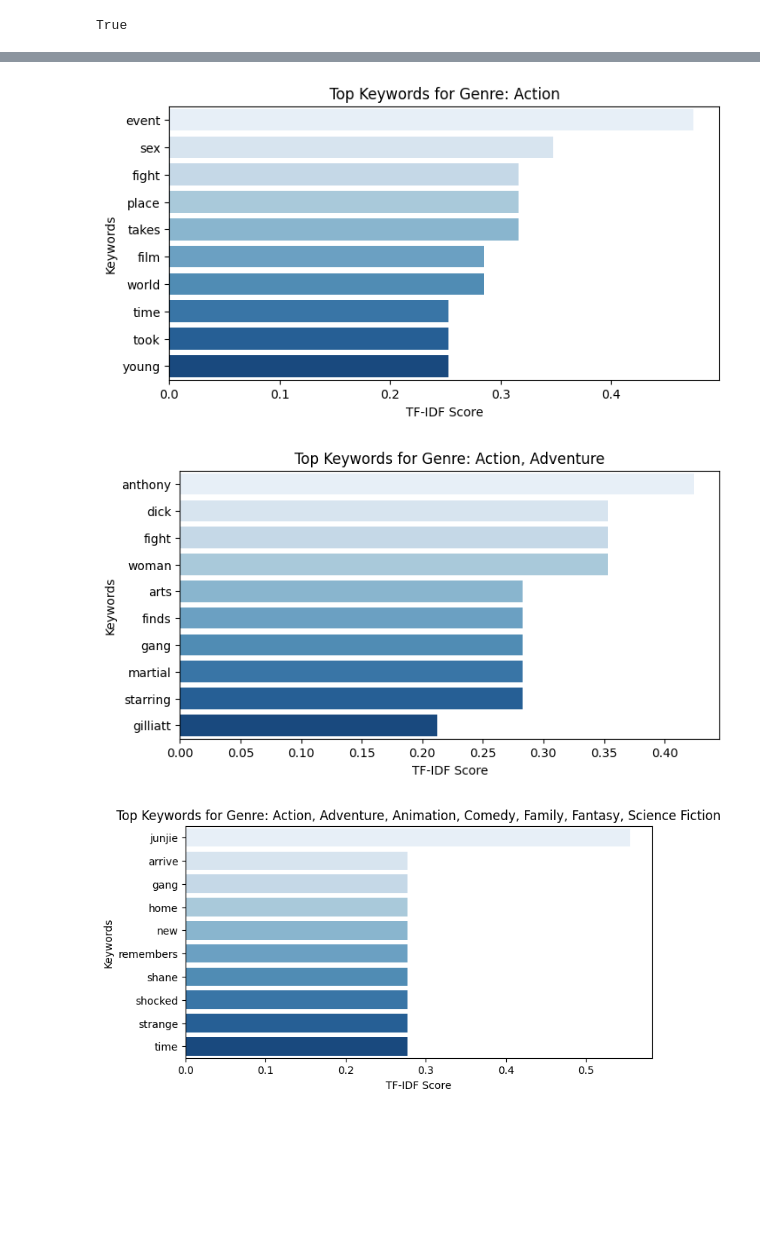
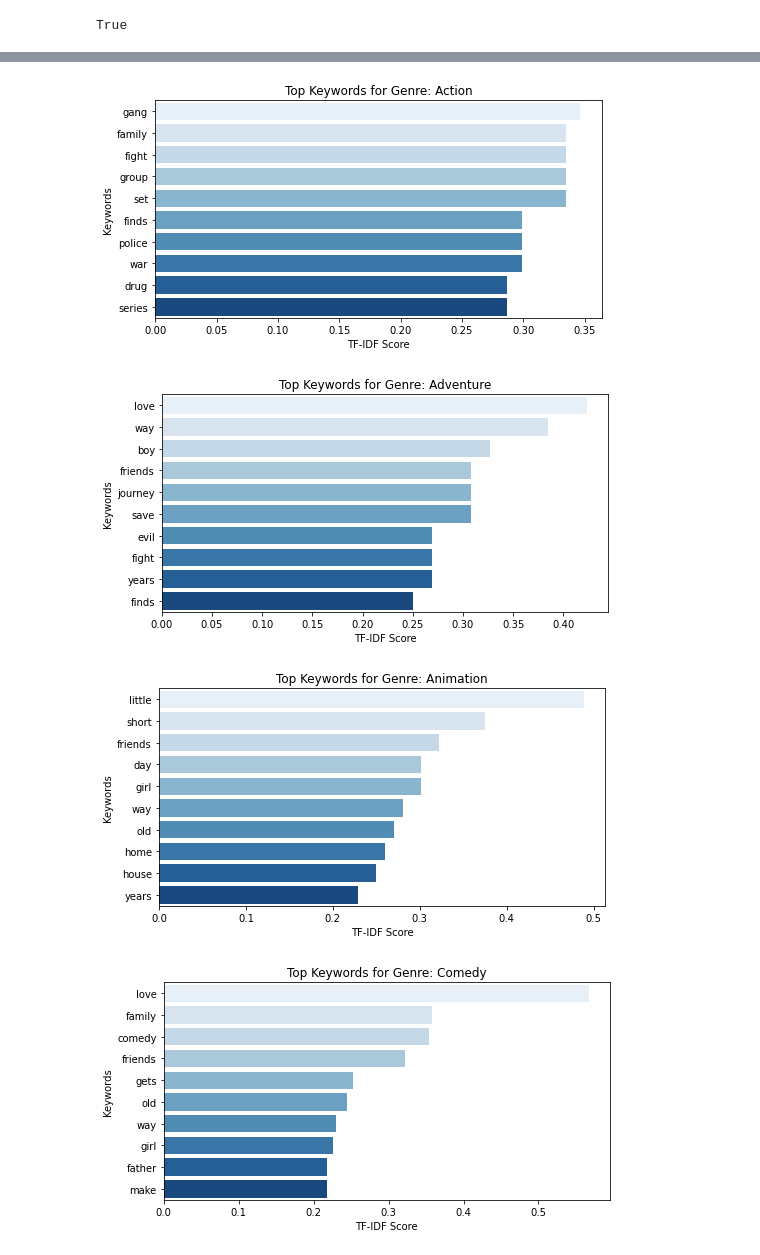
Before and after one commit to bcb2010/Movie-Prediction_System, a Jupyter notebook: task9.ipynb, the cells around one changed output, grey strips where cells are left out. Cells and saved outputs as stored; diff of their text form; code cells hidden in the pictures; blank space fills up the shorter version.

```diff
--- a/task9.ipynb
+++ b/task9.ipynb
@@ -33,11 +37,3 @@ df['overview'] = df['overview'].fillna('')
-# %%
-# Text preprocessing
-def preprocess_text(text):
-    stop_words = set(stopwords.words('english'))  # Stopwords
-    tokens = word_tokenize(text.lower())  # Tokenize and convert to lowercase
-    tokens = [word for word in tokens if word.isalnum()]  # Keep only alphanumeric words
-    tokens = [word for word in tokens if word not in stop_words]  # Remove stopwords
-    return " ".join(tokens)
 # %%
 # Randomly sample 1% of the data
 df = df.sample(frac=0.01, random_state=42)
@@ -46,0 +40,15 @@ df['processed_overview'] = df['overview'].apply(preprocess_text)
+# %%
+# Separate genres into multiple rows for proper grouping
+df['genres'] = df['genres'].fillna('').str.replace(' ', '')
+df = df.assign(genres=df['genres'].str.split(',')).explode('genres')
+df = df[df['genres'] != '']
+# %%
+# Text preprocessing
+def preprocess_text(text):
+    additional_stopwords = {'film', 'life', 'story', 'young', 'new', 'world', 'man', 'woman','animation','animated','time'}
+    stop_words = set(stopwords.words('english')).union(additional_stopwords)  # Stopwords
+    tokens = word_tokenize(text.lower())  # Tokenize and convert to lowercase
+    tokens = [word for word in tokens if word.isalnum()]  # Keep only alphanumeric words
+    tokens = [word for word in tokens if word not in stop_words]  # Remove stopwords
+    tokens = [word for word in tokens if len(word) > 2]  # Remove short words
+    return " ".join(tokens)
@@ -47,6 +58,6 @@ df['processed_overview'] = df['overview'].apply(preprocess_text)
 # %%
 # TF-IDF Vectorization
-vectorizer = TfidfVectorizer(max_features=20, stop_words='english')
+vectorizer = TfidfVectorizer(max_features=50, stop_words='english', max_df=0.5,  min_df=0.01)
 tfidf_matrix = vectorizer.fit_transform(df['processed_overview'])
 
 # Display top 20 TF-IDF features
@@ -80,36 +94,38 @@ plt.show()
 genre_keywords = df.groupby('genres')['processed_overview'].apply(
     lambda x: " ".join(x)
 ).reset_index()
 
-# Select top 3 genres
-top_genres = genre_keywords.head(3)
+# Select top 5 genres
+top_genres = genre_keywords.head(5)
 
 # TF-IDF Vectorizer
 vectorizer = TfidfVectorizer(max_features=10, stop_words='english')
 
 # Extract top keywords
 for _, row in top_genres.iterrows():
     genre = row['genres']
     overview_text = row['processed_overview']  # Combine overviews
 
     # Apply TF-IDF vectorization
     tfidf_matrix = vectorizer.fit_transform([overview_text])
     tfidf_features = vectorizer.get_feature_names_out()
     tfidf_scores = tfidf_matrix.toarray().flatten()
 
     tfidf_df = pd.DataFrame({
         'word': tfidf_features,
         'score': tfidf_scores
     }).sort_values(by='score', ascending=False)
 
     # Plot
     plt.figure(figsize=(8, 4))
-    sns.barplot(x='score', y='word', data=tfidf_df, hue='word', palette='Blues', legend=False)
+    sns.barplot(x='score', y='word', data=tfidf_df, palette='Blues')
+    plt.legend([], [], frameon=False)
     plt.title(f'Top Keywords for Genre: {genre}')
     plt.xlabel('TF-IDF Score')
     plt.ylabel('Keywords')
     plt.show()
 # %% [output]
-[figure, old version]
+[figure, new version]
-[figure, old version]
+[figure, new version]
-[figure, old version]
+[figure, new version]
+[figure, added]
```
Also changed, not shown: parts of 10 cells of this notebook.
